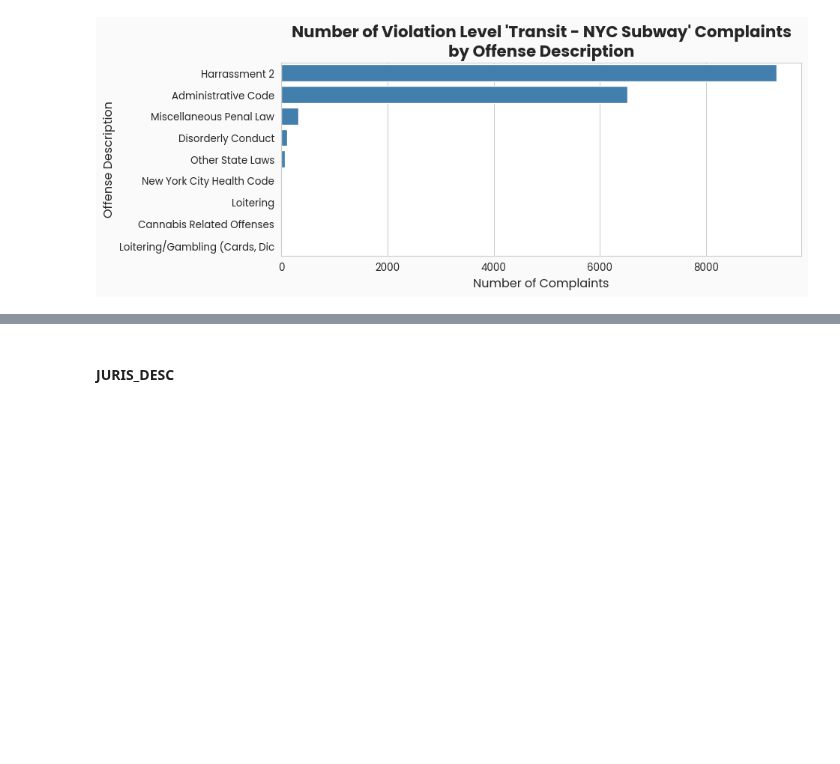
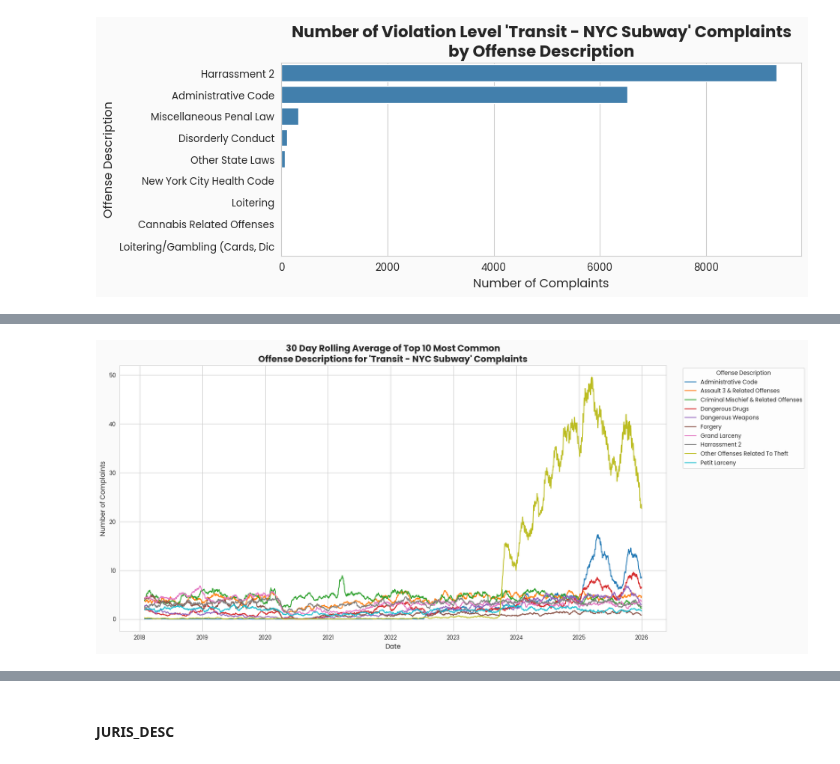
Before and after one commit to peterjakubowski/NYC-Subway-Complaints, a Jupyter notebook: notebooks/nyc_subway_complaints.ipynb, the cells around one changed output, grey strips where cells are left out. Cells and saved outputs as stored; diff of their text form; code cells hidden in the pictures; blank space fills up the shorter version.

```diff
--- a/notebooks/nyc_subway_complaints.ipynb
+++ b/notebooks/nyc_subway_complaints.ipynb
@@ -454,3 +456,7 @@ plt.tight_layout()
 plt.show()
 # %% [output]
 [figure]
+# %%
+top_10_ofns_desc = transit_subway_complaints['OFNS_DESC'].value_counts().head(10).index
+df_top_10_ofns_desc = transit_subway_complaints[transit_subway_complaints['OFNS_DESC'].isin(top_10_ofns_desc)]
+df_top_10_ofns_desc.head()
@@ -456,0 +472,3 @@ plt.show()
+# %%
+#
+daily_top_10_ofns_desc_counts = df_top_10_ofns_desc.groupby('OFNS_DESC').resample('D', on='CMPLNT_FR_DT').size()
@@ -456,0 +487,11 @@ plt.show()
+# %%
+plt.figure(figsize=(18, 8))
+sns.lineplot(data=daily_top_10_ofns_desc_counts.unstack('OFNS_DESC').fillna(0.0).rolling(30).mean(), palette='tab10', dashes=False)
+plt.title("30 Day Rolling Average of Top 10 Most Common\nOffense Descriptions for 'Transit - NYC Subway' Complaints", fontsize=16, fontweight='bold')
+plt.xlabel('Date', fontsize=12)
+plt.ylabel('Number of Complaints', fontsize=12)
+plt.legend(title='Offense Description', bbox_to_anchor=(1.025, 1), loc='upper left')
+plt.tight_layout()
+plt.show()
+# %% [output]
+[figure, added]
```
Also changed, not shown: parts of 11 cells of this notebook.
